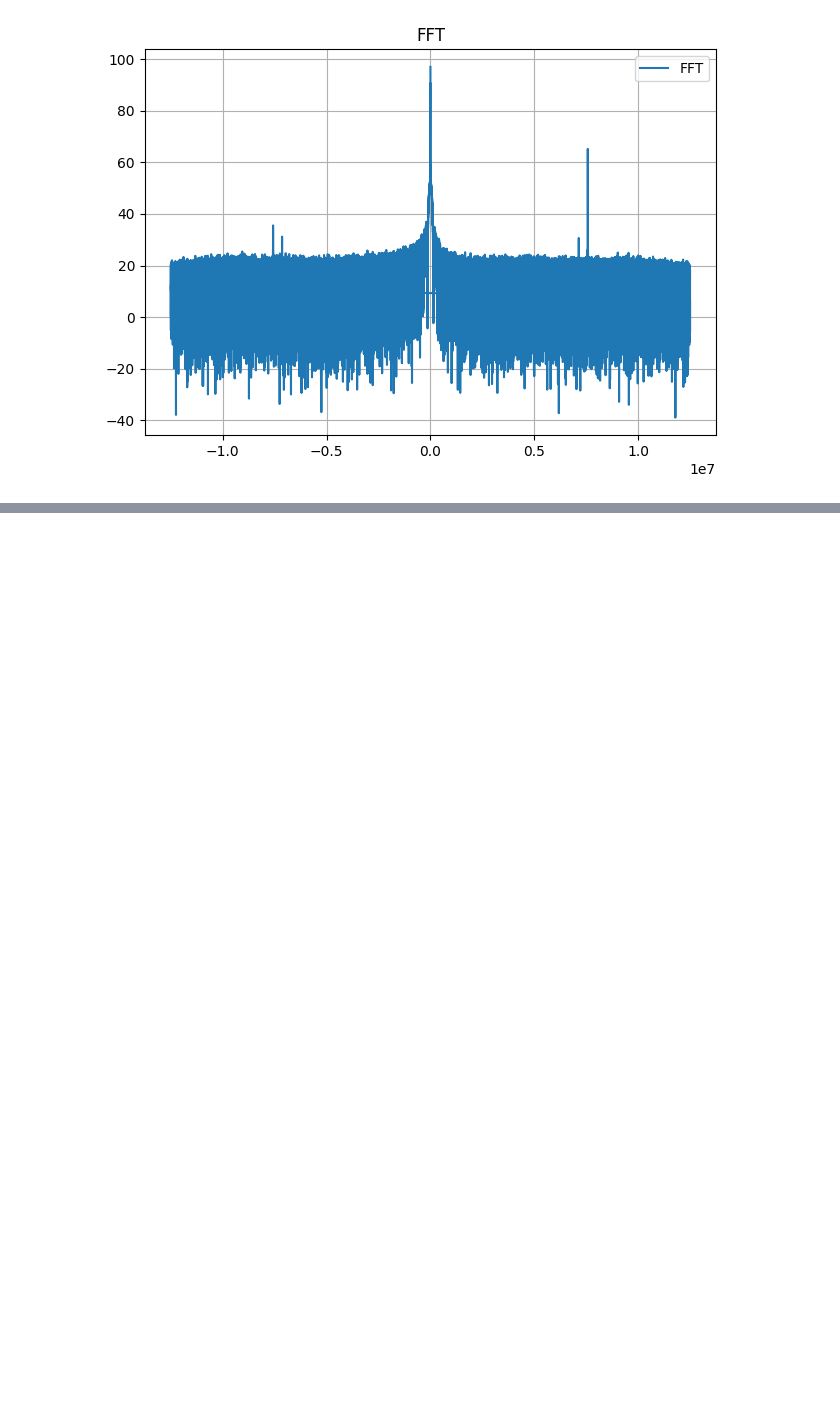
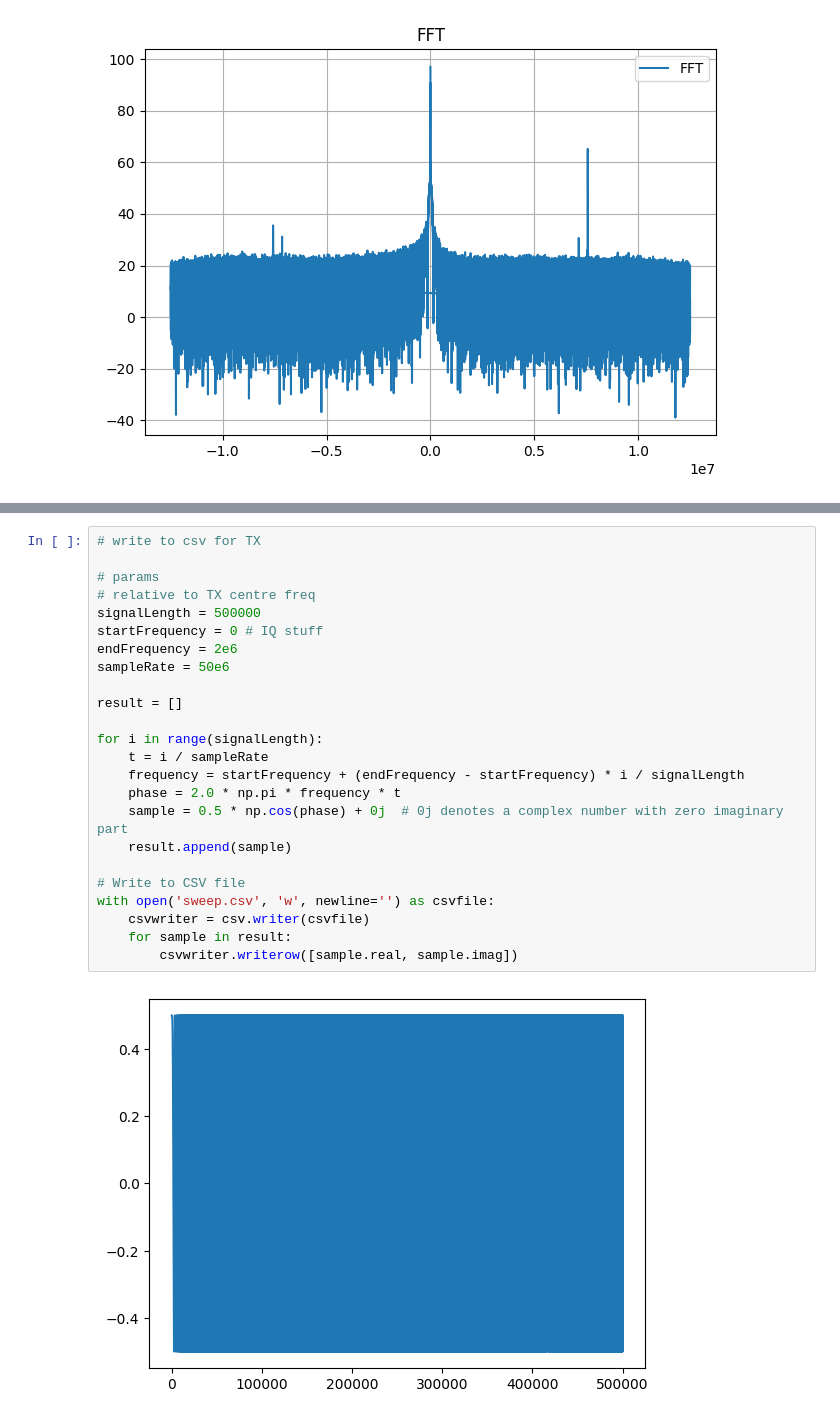
Before and after one commit to murrayinglis/sdr-config, a Jupyter notebook: plots.ipynb, the cells around one changed output, grey strips where cells are left out. Cells and saved outputs as stored; diff of their text form; blank space fills up the shorter version.

```diff
--- a/plots.ipynb
+++ b/plots.ipynb
@@ -244,0 +210,26 @@ plt.show()
+# %%
+# write to csv for TX
+
+# params
+# relative to TX centre freq
+signalLength = 500000
+startFrequency = 0 # IQ stuff
+endFrequency = 2e6
+sampleRate = 50e6
+
+result = []
+
+for i in range(signalLength):
+    t = i / sampleRate
+    frequency = startFrequency + (endFrequency - startFrequency) * i / signalLength
+    phase = 2.0 * np.pi * frequency * t
+    sample = 0.5 * np.cos(phase) + 0j  # 0j denotes a complex number with zero imaginary part
+    result.append(sample)
+
+# Write to CSV file
+with open('sweep.csv', 'w', newline='') as csvfile:
+    csvwriter = csv.writer(csvfile)
+    for sample in result:
+        csvwriter.writerow([sample.real, sample.imag])
+# %% [output]
+[figure, added]
```
Also changed, not shown: parts of 7 cells of this notebook, 14 other files.
